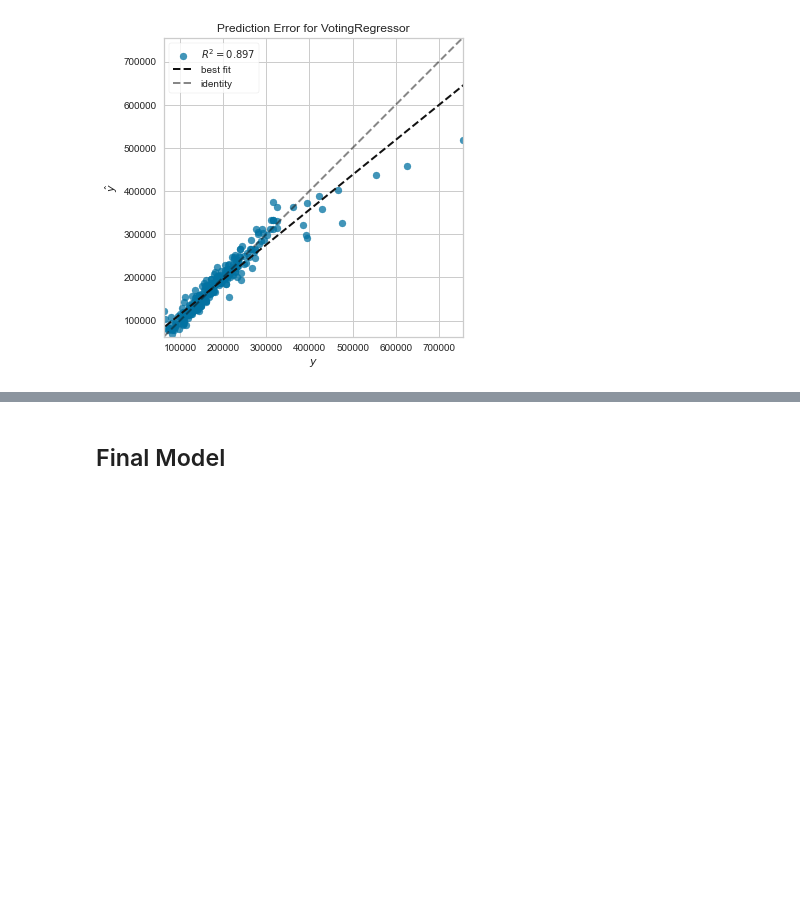
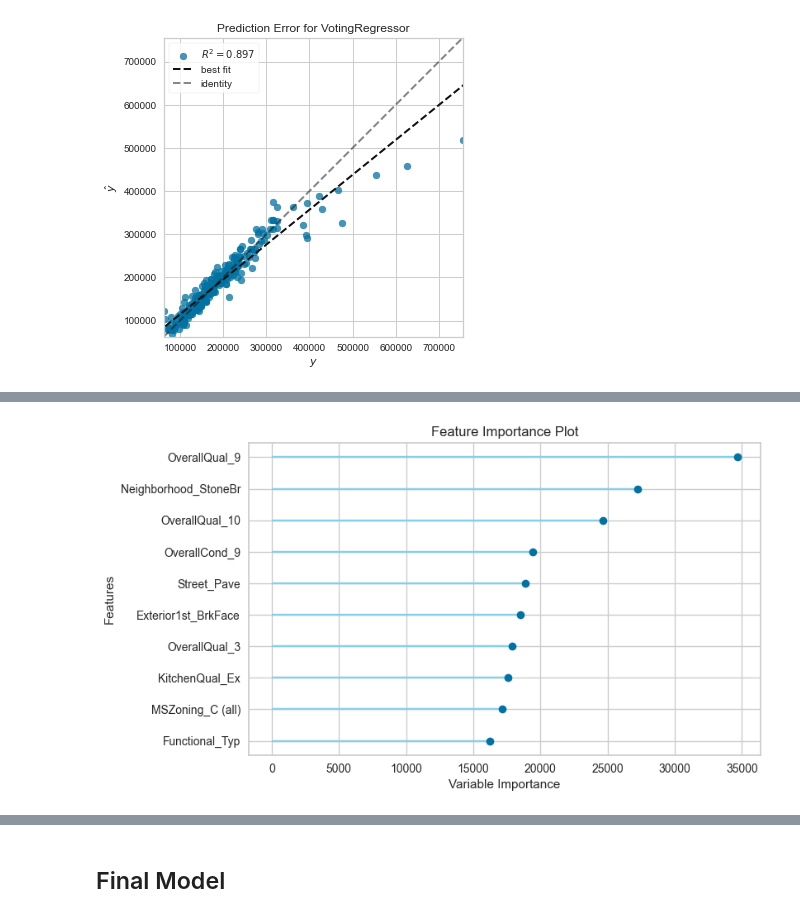
Before and after one commit to h131177/DAT158-ML-Oblig2, a Jupyter notebook: ML_Oblig2.ipynb, the cells around one changed output, grey strips where cells are left out. Cells and saved outputs as stored; diff of their text form; code cells hidden in the pictures; blank space fills up the shorter version.

```diff
--- a/ML_Oblig2.ipynb
+++ b/ML_Oblig2.ipynb
@@ -443,0 +455,4 @@ plot_model(tuned_best_models[0], plot='feature')
+# %%
+plot_model(best_models[3], plot='feature')
+# %% [output]
+[figure, added]
```
Also changed, not shown: parts of 14 cells of this notebook, 2 other files.
